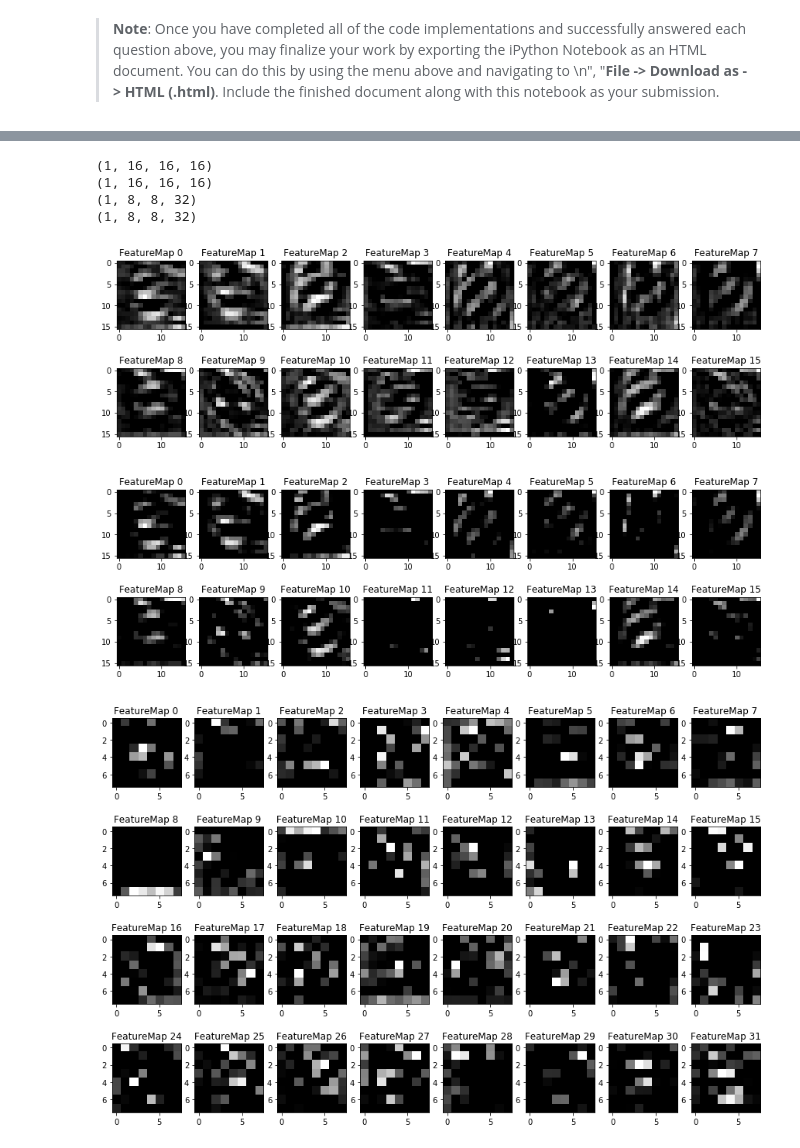
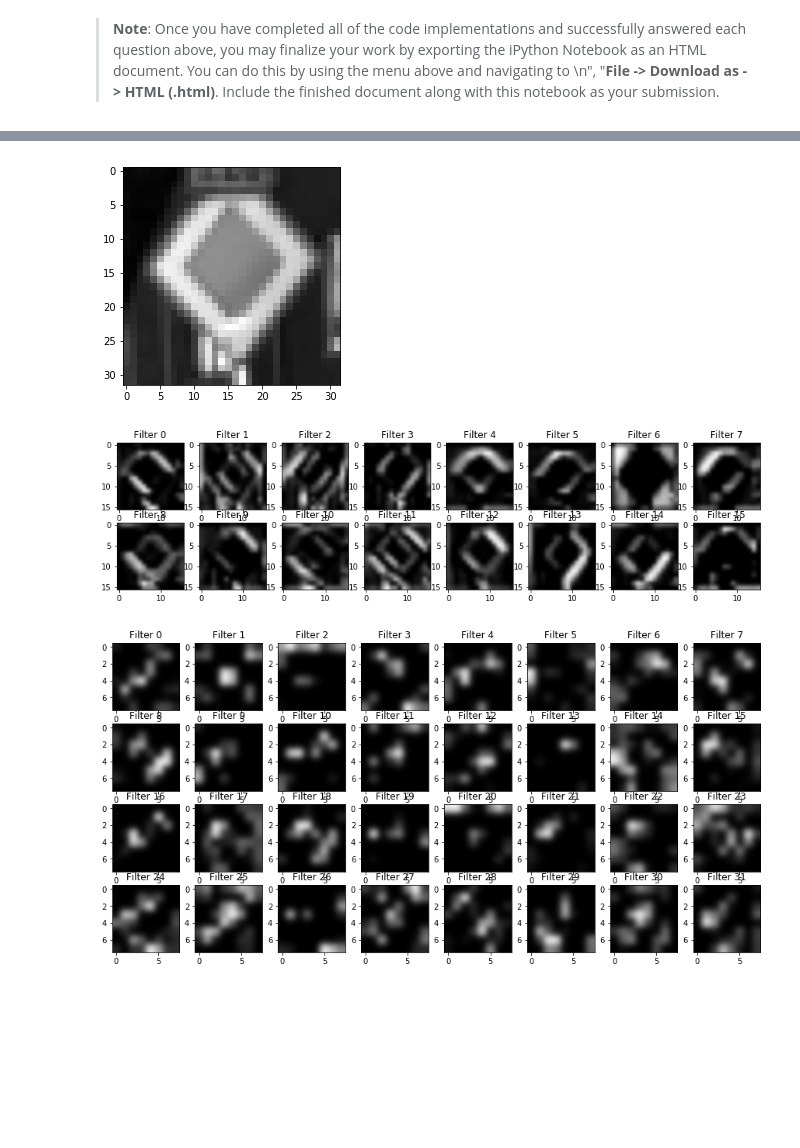
Before and after one commit to maguima3/CarND-Term1-Udacity, a Jupyter notebook: Term1/Projects/P2-Traffic-Sign-Classifier/Traffic_Sign_Classifier.ipynb, the cells around one changed output, grey strips where cells are left out. Cells and saved outputs as stored; diff of their text form; code cells hidden in the pictures; blank space fills up the shorter version.

```diff
--- a/Term1/Projects/P2-Traffic-Sign-Classifier/Traffic_Sign_Classifier.ipynb
+++ b/Term1/Projects/P2-Traffic-Sign-Classifier/Traffic_Sign_Classifier.ipynb
@@ -480,7 +459,7 @@ correct_prediction = tf.equal(tf.argmax(logits, 1), tf.argmax(one_hot_y, 1))
 accuracy_operation = tf.reduce_mean(tf.cast(correct_prediction, tf.float32))
 
 # The file path to save the data
-save_file = './model2.ckpt'
+save_file = './model.ckpt'
 saver = tf.train.Saver()
 
 def evaluate(X_data, y_data):
@@ -716,12 +695,11 @@ def outputFeatureMap(image_input, tf_activation, activation_min=-1, activation_m
     # If you get an error tf_activation is not defined it may be having trouble accessing the variable from inside a function
     #activation = tf_activation.eval(session=sess,feed_dict={x : image_input})
     activation = sess.run(tf_activation,feed_dict={x: image_input, keep_prob: 1.0})
-    print(activation.shape)
     featuremaps = activation.shape[3]
     plt.figure(plt_num, figsize=(15,15))
     for featuremap in range(featuremaps):
-        plt.subplot(6,8, featuremap+1) # sets the number of feature maps to show on each row and column
-        plt.title('FeatureMap ' + str(featuremap)) # displays the feature map number
+        plt.subplot(8,8, featuremap+1) # sets the number of feature maps to show on each row and column
+        plt.title('Filter ' + str(featuremap)) # displays the feature map number
         if activation_min != -1 & activation_max != -1:
             plt.imshow(activation[0,:,:, featuremap], interpolation="nearest", vmin =activation_min, vmax=activation_max, cmap="gray")
         elif activation_max != -1:
@@ -729,4 +707,4 @@ def outputFeatureMap(image_input, tf_activation, activation_min=-1, activation_m
         elif activation_min !=-1:
             plt.imshow(activation[0,:,:, featuremap], interpolation="nearest", vmin=activation_min, cmap="gray")
         else:
-            plt.imshow(activation[0,:,:, featuremap], interpolation="nearest", cmap="gray")
+            plt.imshow(activation[0,:,:, featuremap], interpolation="gaussian", cmap="gray")
@@ -752,7 +713,18 @@ imageToUse = []
 
 with tf.Session() as sess:
     saver.restore(sess, save_file)
-    imageToUse.append(preprocess_img(X_train[1]))
+
+    yields = np.where(y_train_processed == 13)
+    i = random.randint(0, 2499)
+    i_yield = yields[0][i]
+    #imageToUse = X_train_processed[i_yield]
+    #print(imageToUse.shape)
+    imageToUse.append(X_train_processed[i_yield])
     imageToUse = np.array(imageToUse)
-    getActivations(conv1, imageToUse)
+
+    plt.imshow(imageToUse.reshape(32,32), cmap='gray')
+    plt.show()
+
+    outputFeatureMap(imageToUse, conv1, plt_num=1)
+    outputFeatureMap(imageToUse, conv2, plt_num=2)
 # %% [output]
@@ -761,20 +734,23 @@ units:  (1, 16, 16, 16)
 # %%
 imageToUse = []
 
 with tf.Session() as sess:
     saver.restore(sess, save_file)
-    imageToUse.append(preprocess_img(X_train[100]))
+
+    priority_signs = np.where(y_train_processed == 12)
+    i = random.randint(0, 2499)
+    i_priotity_sign = priority_signs[0][i]
+    #imageToUse = X_train_processed[i_yield]
+    #print(imageToUse.shape)
+    imageToUse.append(X_train_processed[i_priotity_sign])
     imageToUse = np.array(imageToUse)
 
-    outputFeatureMap(imageToUse, conv1,plt_num=1)
-    outputFeatureMap(imageToUse, conv1, activation_min=0.5, plt_num=2)
-    outputFeatureMap(imageToUse, conv2, plt_num=3)
-    outputFeatureMap(imageToUse, conv2,activation_min=0, plt_num=4)
+    plt.imshow(imageToUse.reshape(32,32), cmap='gray')
+    plt.show()
+
+    outputFeatureMap(imageToUse, conv1, plt_num=1)
+    outputFeatureMap(imageToUse, conv2, plt_num=2)
 # %% [output]
-(1, 16, 16, 16)
-(1, 16, 16, 16)
-(1, 8, 8, 32)
-(1, 8, 8, 32)
-[figure, old version]
+[figure, new version]
-[figure, old version]
+[figure, new version]
-[figure, old version]
+[figure, new version]
```
Also changed, not shown: parts of 20 cells of this notebook, 6 other files.
